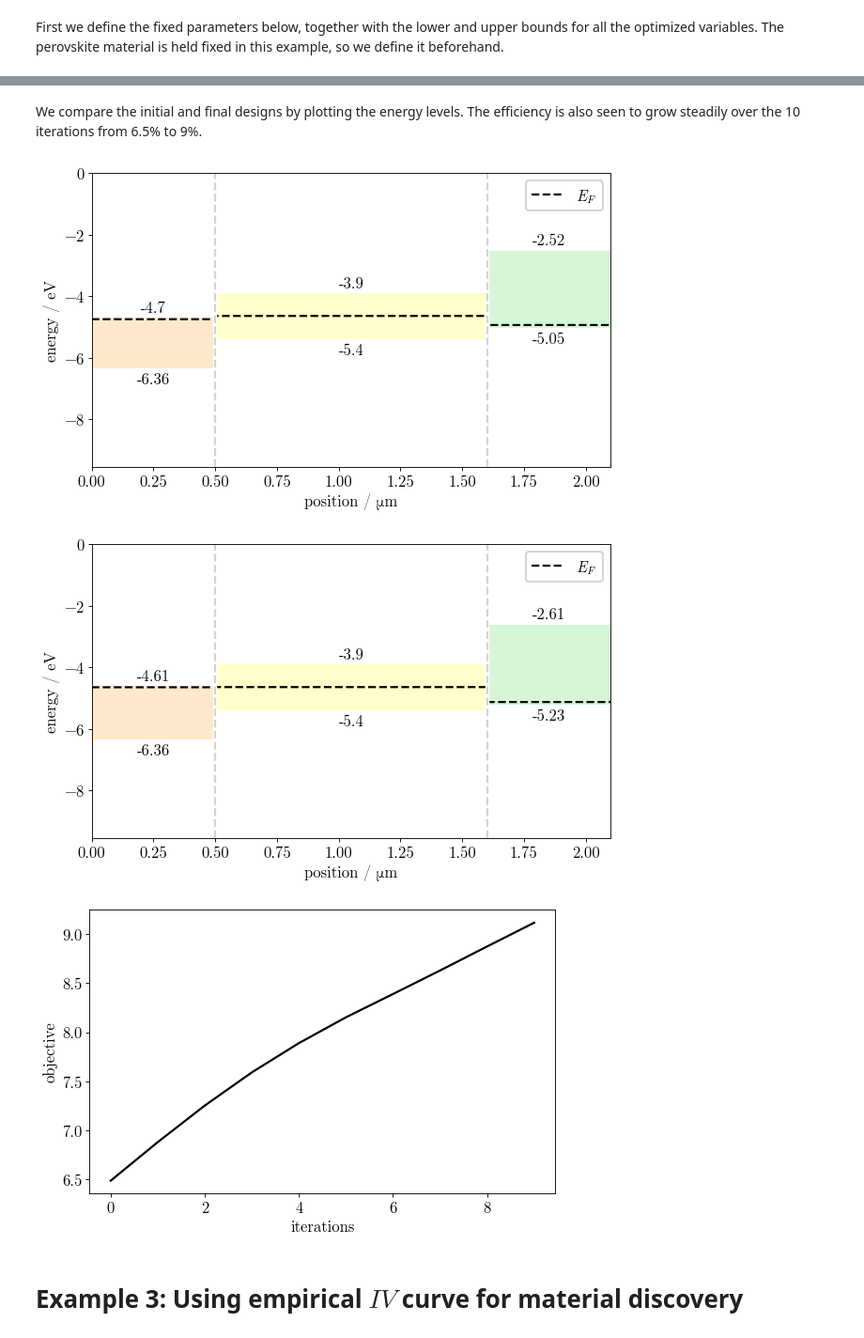
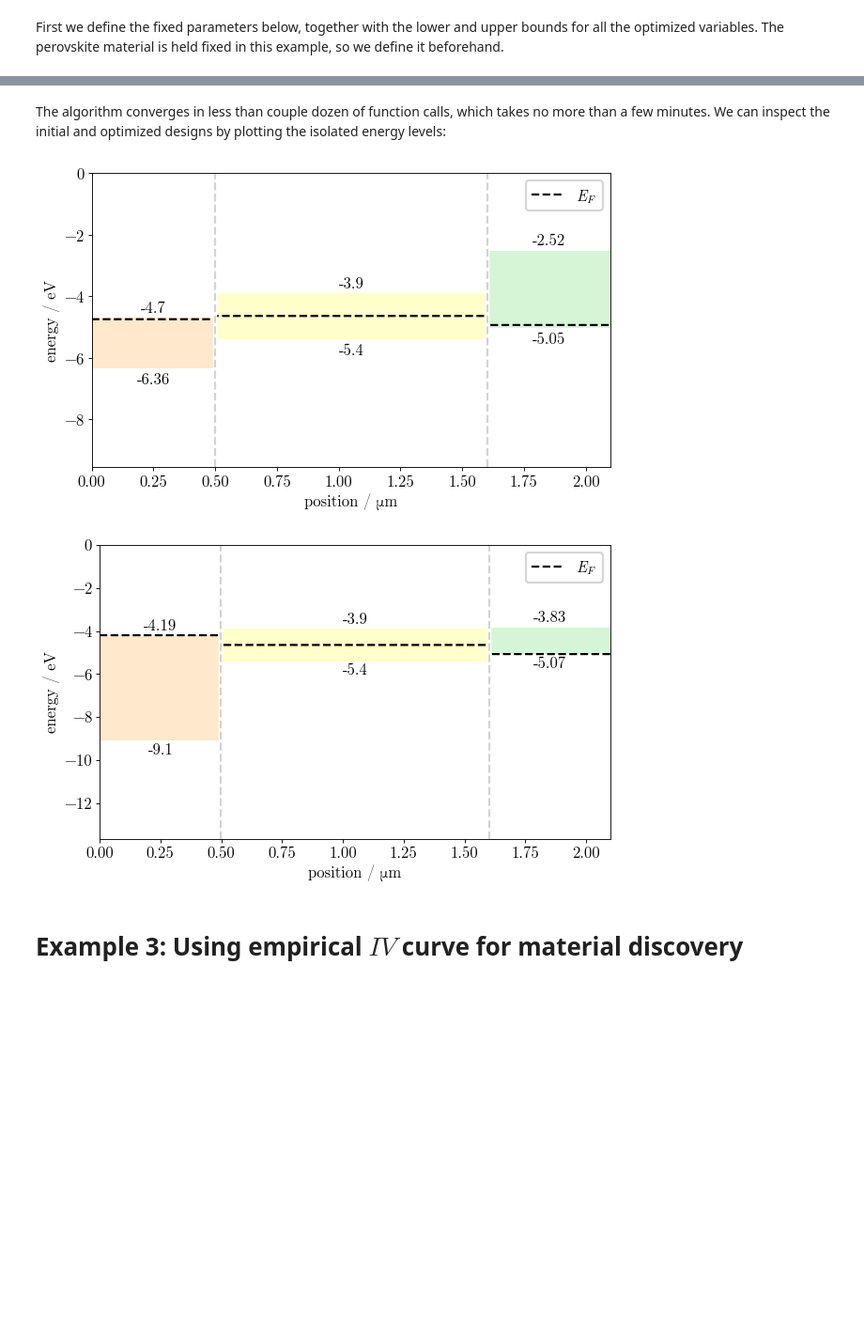
Before and after one commit to romanodev/deltapv, a Jupyter notebook: examples/tutorial.ipynb, the cells around one changed output, grey strips where cells are left out. Shown: that part at 94% size. Saved outputs shown, nothing was run; the diff lists cells and outputs as text; code cells hidden in the pictures; blank space fills up the shorter version.

```diff
--- a/examples/tutorial.ipynb
+++ b/examples/tutorial.ipynb
@@ -188,8 +183,13 @@ def f(params):
     des = x2des(params)
     results = dpv.simulate(des, verbose=False)
     eff = results["eff"] * 100
-    pen = penalty(params)
-    return -eff + pen
+    return -eff
 
 df = value_and_grad(f)
+
+def f_np(x):
+    y, dy = df(x)
+    result = float(y), np.array(dy)
+    print("objective:", -result[0])
+    return result
 # %% [markdown]
@@ -197,7 +197,18 @@ We are now ready to begin the optimization process! For illustration purposes, w
 # %%
-x0 = jnp.array([1.661788237392516, 4.698293002285373, 19.6342803183675, 18.83471869026531, 19.54569869328745, 0.7252792557586427, 1.6231392299175988, 2.5268524699070234, 2.51936429069554, 6.933634938056497, 19.41835918276137, 18.271793488422656, 0.46319949214386513, 0.2058139980642224, 18.63975340175838, 17.643726318153238])
+x0 = np.array([1.661788237392516, 4.698293002285373, 19.6342803183675, 18.83471869026531, 19.54569869328745, 0.7252792557586427, 1.6231392299175988, 2.5268524699070234, 2.51936429069554, 6.933634938056497, 19.41835918276137, 18.271793488422656, 0.46319949214386513, 0.2058139980642224, 18.63975340175838, 17.643726318153238])
 
-results = dpv.util.adam(df, x0, lr=0.01, b1=0.1, b2=0.1, steps=10)
-growth = results["f"]
-final = results["x"][-1]
+slsqp_res = minimize(f_np,
+                     x0=x0,
+                     method="SLSQP",
+                     jac=True,
+                     bounds=list(zip(vl, vu)),
+                     constraints=[{
+                         "type": "ineq",
+                         "fun": g_np,
+                         "jac": dg_np
+                     }],
+                     options={
+                         "maxiter": 50,
+                         "disp": True
+                     })
 # %% [output]
@@ -221,17 +232,11 @@ iteration  10
-# %% [markdown]
-We compare the initial and final designs by plotting the energy levels. The efficiency is also seen to grow steadily over the 10 iterations from 6.5% to 9%.
+# %% [markdown]
+The algorithm converges in less than couple dozen of function calls, which takes no more than a few minutes. We can inspect the initial and optimized designs by plotting the isolated energy levels:
 # %%
 dpv.plot_bars(x2des(x0))
-dpv.plot_bars(x2des(final))
-
-plt.plot(-growth, color="black")
-plt.xlabel("iterations")
-plt.ylabel("objective")
-plt.show()
+dpv.plot_bars(x2des(slsqp_res["x"]))
 # %% [output]
 [figure]
-[figure, old version]
+[figure, new version]
-[figure, removed]
 # %% [markdown]
 # Example 3: Using empirical $IV$ curve for material discovery
 # %% [markdown]
```
Also changed, not shown: parts of 21 cells of this notebook, 4 other files.
